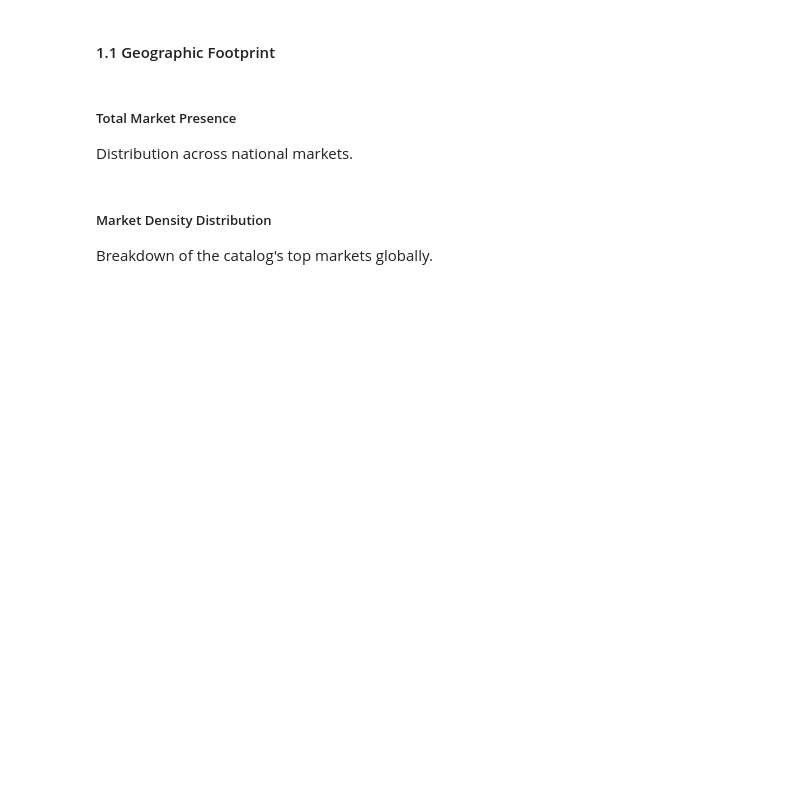
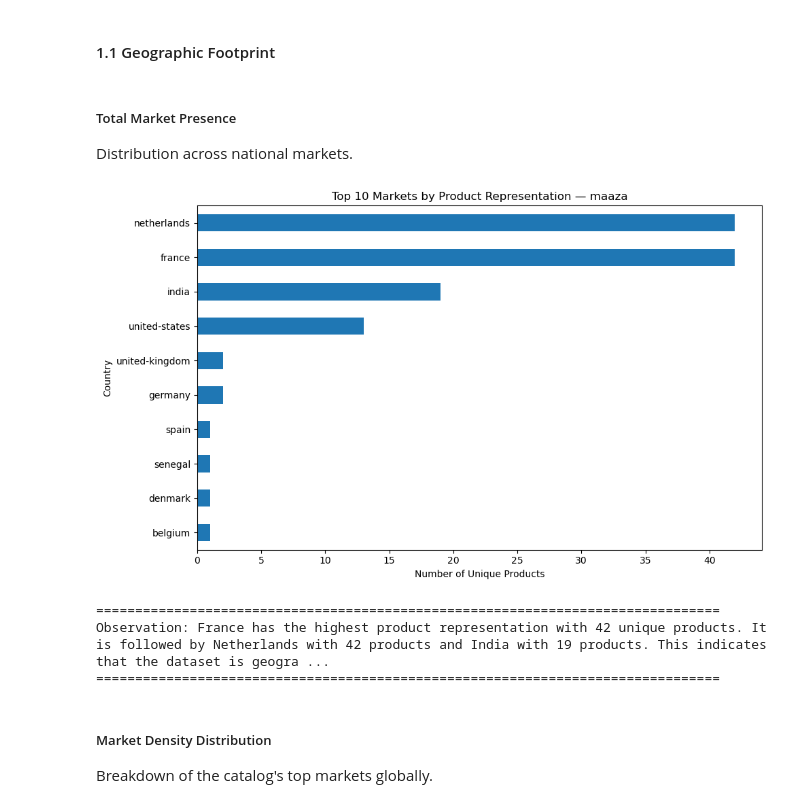
Before and after one commit to Codon-s/cpg-product-intelligence, a Jupyter notebook: report.ipynb, the cells around one changed output. Saved outputs shown, nothing was run; the diff lists cells and outputs as text; code cells hidden in the pictures; blank space fills up the shorter version.

Commit message:
Done with the report work for Maaza

```diff
--- a/report.ipynb
+++ b/report.ipynb
@@ -121,6 +225,12 @@ Analysis of Localized Single-Market vs. Global Formulations.
 Analysis of Localized Single-Market vs. Global Formulations.
 # %% [markdown]
 ### Brand: Maaza
+# %%
+brand_name = "maaza"
+
+df, country_df, pack_df = prepare_brand_data(
+    maaza
+)
 # %% [markdown]
 #### 1.1 Geographic Footprint
 # %% [markdown]
@@ -129,3 +316,13 @@ Distribution across national markets.
+# %%
+plot_top_markets(
+    country_df,
+    brand_name
+)
+# %% [output]
+[figure, added]
+================================================================================
+Observation: France has the highest product representation with 42 unique products. It is followed by Netherlands with 42 products and India with 19 products. This indicates that the dataset is geogra ...
+================================================================================
 # %% [markdown]
 ##### Market Density Distribution
 Breakdown of the catalog's top markets globally.
```
Also changed, not shown: parts of 21 cells of this notebook.
